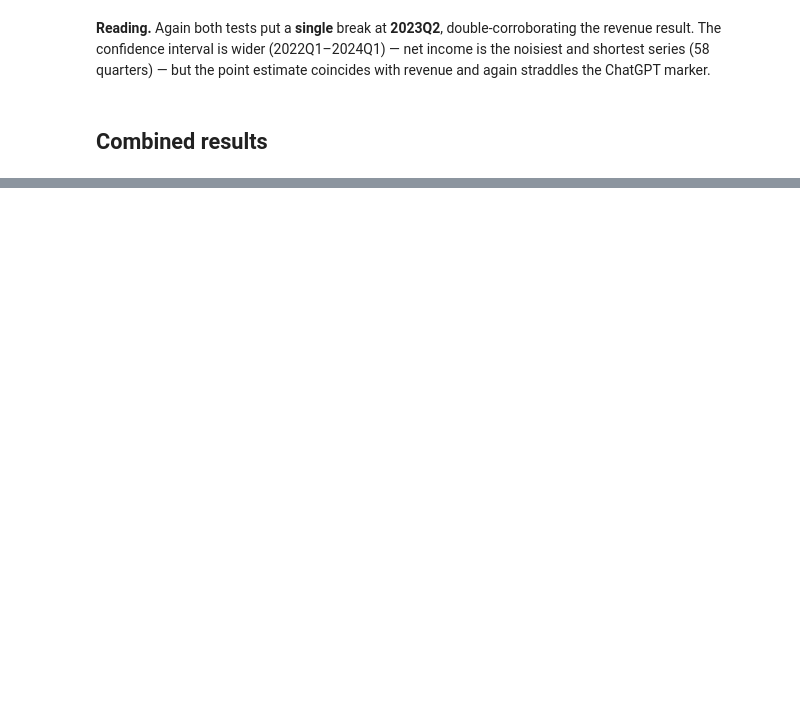
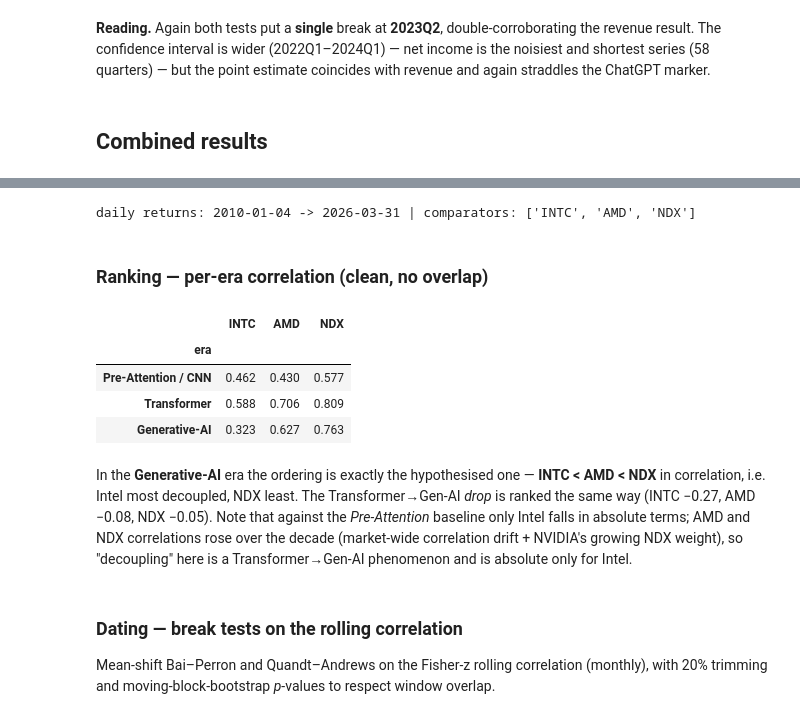
Before and after one commit to TheCuriousMind2017/Data-Analytics-60-NVIDIA-evaluation-and-AI-breakthroughs-analysis, a Jupyter notebook: Diagnostic analysis/diagnostic_analysis.ipynb, the cells around one changed output, grey strips where cells are left out. Cells and saved outputs as stored; diff of their text form; code cells hidden in the pictures; blank space fills up the shorter version.

```diff
--- a/Diagnostic analysis/diagnostic_analysis.ipynb
+++ b/Diagnostic analysis/diagnostic_analysis.ipynb
@@ -472,0 +502,39 @@ segment-based narrative is drawn.
+# %%
+daily = common.load_daily()
+PX = daily.pivot_table(index="date", columns="ticker", values="adj_close").sort_index()
+RET = np.log(PX / PX.shift(1))
+COMP = ["INTC", "AMD", "NDX"]
+ERAS = {e.name: (e.start, e.end) for e in common.ERAS}
+WIN = 126
+print("daily returns:", RET.index.min().date(), "->", RET.index.max().date(), "| comparators:", COMP)
+# %% [output]
+daily returns: 2010-01-04 -> 2026-03-31 | comparators: ['INTC', 'AMD', 'NDX']
+# %% [markdown]
+### Ranking — per-era correlation (clean, no overlap)
+# %%
+rows = []
+for name, (s, e) in ERAS.items():
+    sub = RET.loc[(RET.index >= s) & (RET.index <= e), ["NVDA"]+COMP].dropna()
+    rows.append({"era": name, **{x: round(sub["NVDA"].corr(sub[x]), 3) for x in COMP}})
+era_corr = pd.DataFrame(rows).set_index("era")
+era_corr.to_csv("findings/comovement_per_era_corr.csv")
+era_corr
+# %% [output]
+|  | INTC | AMD | NDX |
+| era |  |  |  |
+| Pre-Attention / CNN | 0.462 | 0.430 | 0.577 |
+| Transformer | 0.588 | 0.706 | 0.809 |
+| Generative-AI | 0.323 | 0.627 | 0.763 |
+# %% [markdown]
+In the **Generative-AI** era the ordering is exactly the hypothesised one —
+**INTC < AMD < NDX** in correlation, i.e. Intel most decoupled, NDX least. The
+Transformer→Gen-AI *drop* is ranked the same way (INTC −0.27, AMD −0.08, NDX −0.05). Note
+that against the *Pre-Attention* baseline only Intel falls in absolute terms; AMD and NDX
+correlations rose over the decade (market-wide correlation drift + NVIDIA's growing NDX
+weight), so "decoupling" here is a Transformer→Gen-AI phenomenon and is absolute only for
+Intel.
+# %% [markdown]
+### Dating — break tests on the rolling correlation
+
+Mean-shift Bai–Perron and Quandt–Andrews on the Fisher-z rolling correlation (monthly),
+with 20% trimming and moving-block-bootstrap *p*-values to respect window overlap.
```
Also changed, not shown: parts of 14 cells of this notebook, 8 other files.
